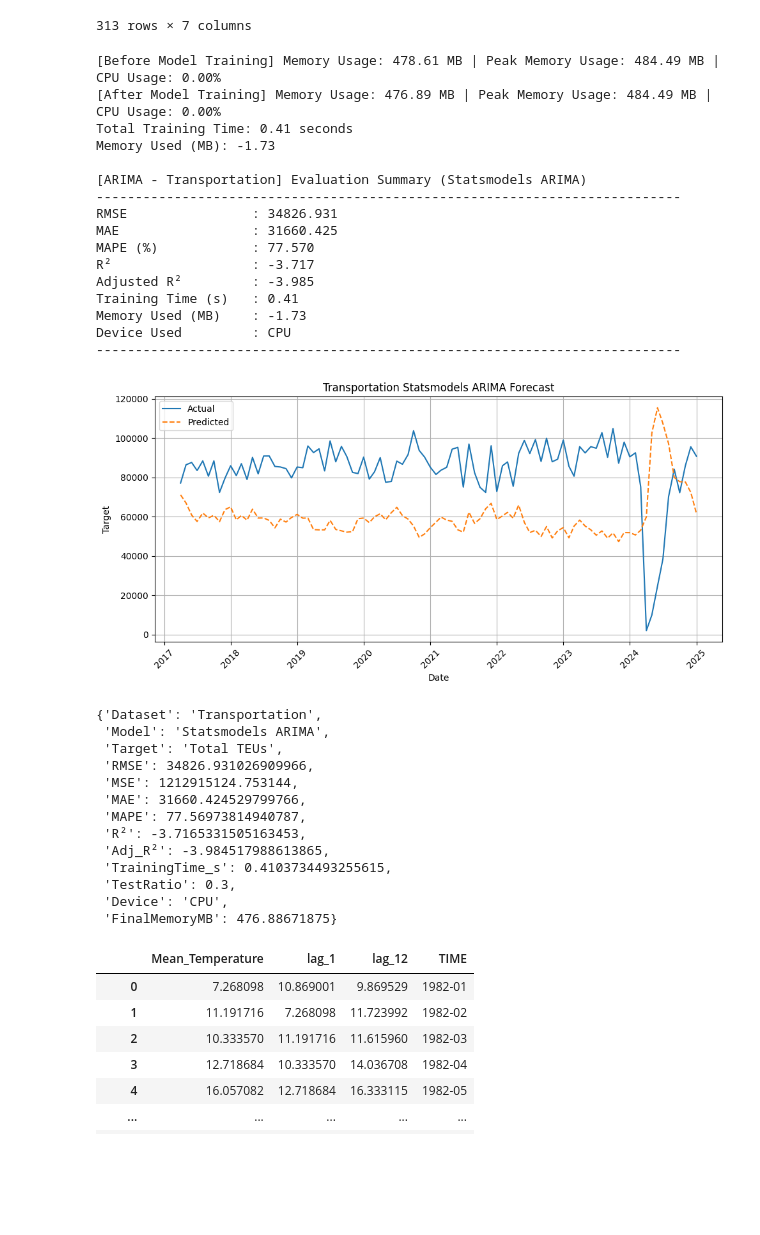
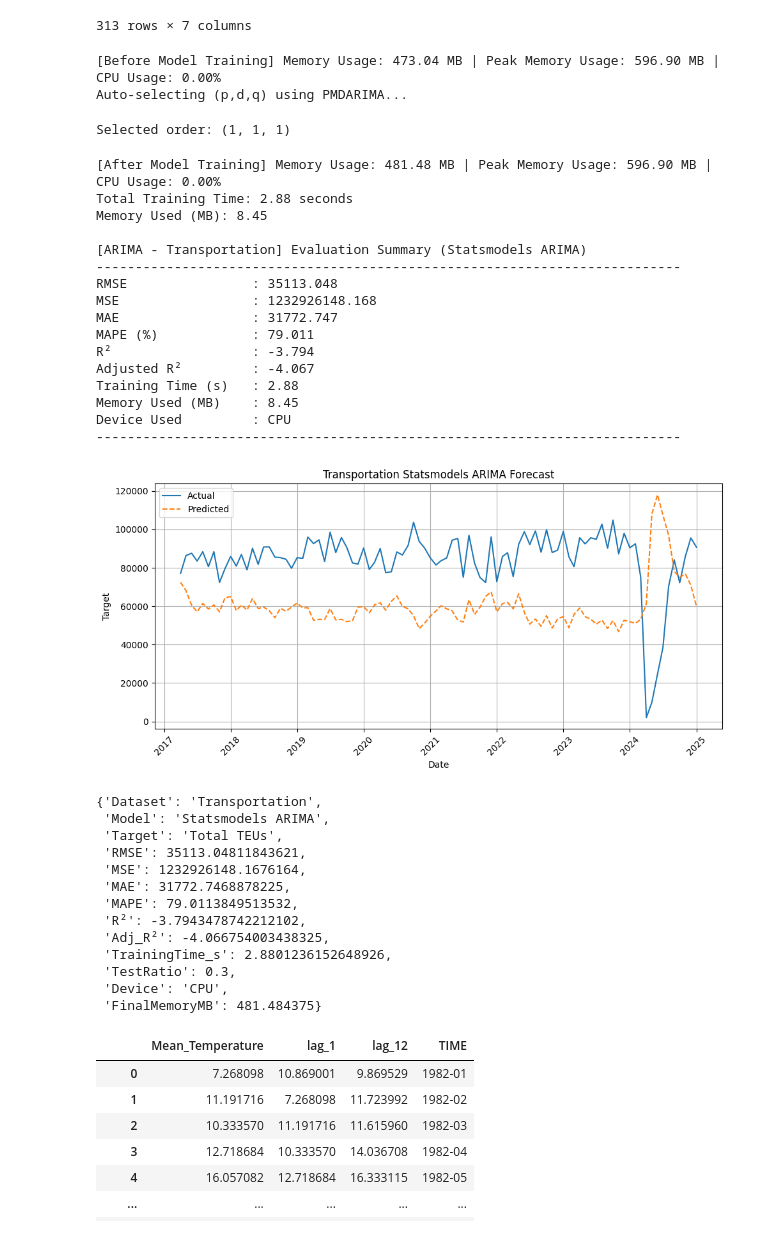
Before and after one commit to Cherry-808/DSS5104-ForecastDL, a Jupyter notebook: notebooks/ARIMA.ipynb, the cells around one changed output. Saved outputs shown, nothing was run; the diff lists cells and outputs as text; code cells hidden in the pictures; blank space fills up the shorter version.

```diff
--- a/notebooks/ARIMA.ipynb
+++ b/notebooks/ARIMA.ipynb
@@ -210,55 +216,58 @@ transportation_data
 # %%
 # Run ARIMA Model on Transportation Data
 
 # Define parameters for ARIMA model
 transportation_data.name = "Transportation"
 target = 'Total TEUs'
 date_col = 'Month'  # Column name for the date
 test_ratio = 0.3  # Proportion of data to use for testing
 engine = "statsmodels" # Engine to use for ARIMA model
-order=(5, 1, 0)  # ARIMA order (p, d, q)
+order=None  # ARIMA order (p, d, q)
 
 transportation_arima_results = run_arima_on_dataset(
     transportation_data,
     target,
     date_col,
     test_ratio,
     engine,
     order
 )
 
 transportation_arima_results
 # %% [output]
-[Before Model Training] Memory Usage: 478.61 MB | Peak Memory Usage: 484.49 MB | CPU Usage: 0.00%
-[After Model Training] Memory Usage: 476.89 MB | Peak Memory Usage: 484.49 MB | CPU Usage: 0.00%
-Total Training Time: 0.41 seconds
-Memory Used (MB): -1.73
-
-[ARIMA - Transportation] Evaluation Summary (Statsmodels ARIMA)
----------------------------------------------------------------------------
-RMSE                : 34826.931
-MAE                 : 31660.425
-MAPE (%)            : 77.570
-R²                  : -3.717
-Adjusted R²         : -3.985
-Training Time (s)   : 0.41
-Memory Used (MB)    : -1.73
-Device Used         : CPU
----------------------------------------------------------------------------
+[Before Model Training] Memory Usage: 473.04 MB | Peak Memory Usage: 596.90 MB | CPU Usage: 0.00%
+Auto-selecting (p,d,q) using PMDARIMA...
+Selected order: (1, 1, 1)
+[After Model Training] Memory Usage: 481.48 MB | Peak Memory Usage: 596.90 MB | CPU Usage: 0.00%
+Total Training Time: 2.88 seconds
+Memory Used (MB): 8.45
+
+[ARIMA - Transportation] Evaluation Summary (Statsmodels ARIMA)
+---------------------------------------------------------------------------
+RMSE                : 35113.048
+MSE                 : 1232926148.168
+MAE                 : 31772.747
+MAPE (%)            : 79.011
+R²                  : -3.794
+Adjusted R²         : -4.067
+Training Time (s)   : 2.88
+Memory Used (MB)    : 8.45
+Device Used         : CPU
+---------------------------------------------------------------------------
-[figure, old version]
+[figure, new version]
-{'Dataset': 'Transportation',
- 'Model': 'Statsmodels ARIMA',
- 'Target': 'Total TEUs',
- 'RMSE': 34826.931026909966,
- 'MSE': 1212915124.753144,
- 'MAE': 31660.424529799766,
- 'MAPE': 77.56973814940787,
- 'R²': -3.7165331505163453,
- 'Adj_R²': -3.984517988613865,
- 'TrainingTime_s': 0.4103734493255615,
- 'TestRatio': 0.3,
- 'Device': 'CPU',
- 'FinalMemoryMB': 476.88671875}
+{'Dataset': 'Transportation',
+ 'Model': 'Statsmodels ARIMA',
+ 'Target': 'Total TEUs',
+ 'RMSE': 35113.04811843621,
+ 'MSE': 1232926148.1676164,
+ 'MAE': 31772.7468878225,
+ 'MAPE': 79.0113849513532,
+ 'R²': -3.7943478742212102,
+ 'Adj_R²': -4.066754003438325,
+ 'TrainingTime_s': 2.8801236152648926,
+ 'TestRatio': 0.3,
+ 'Device': 'CPU',
+ 'FinalMemoryMB': 481.484375}
 # %%
 climate_data = pd.read_csv('../data/dataset_climate/raw/Temperature Data with Lag Features of California.csv')
 # climate_data = climate_data.dropna()
```
Also changed, not shown: parts of 17 cells of this notebook, 3 other files.
